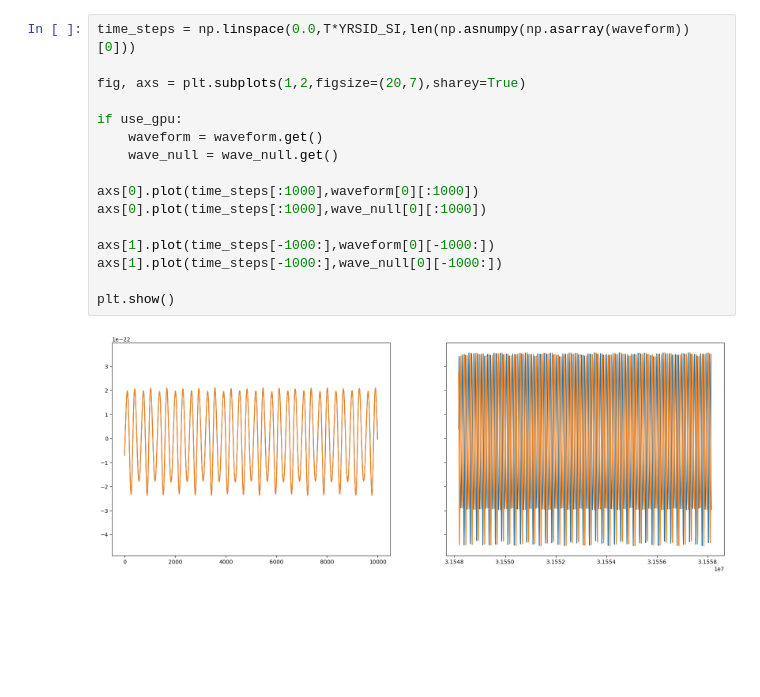
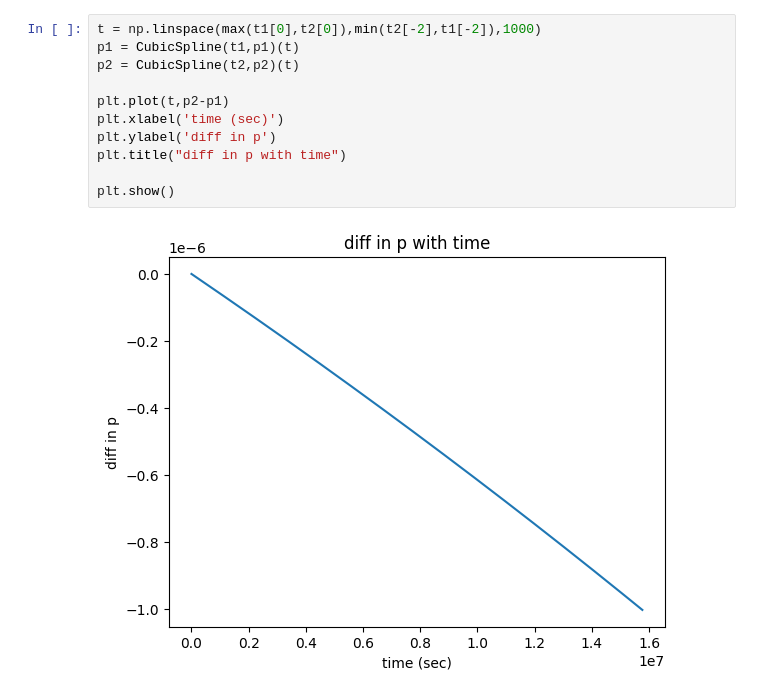
Before and after one commit to rishavrste/SuperKludge_r, a Jupyter notebook: Super_Kludge_Deviation_Example/SuperKludge_example_EMRI.ipynb, the cells around one changed output. Drawn from its saved outputs; the diff is of its cells as text; blank space fills up the shorter version.

```diff
--- a/Super_Kludge_Deviation_Example/SuperKludge_example_EMRI.ipynb
+++ b/Super_Kludge_Deviation_Example/SuperKludge_example_EMRI.ipynb
@@ -258,18 +219,13 @@ print('average time: ', (time.time()-start)/10)
 # %%
-time_steps = np.linspace(0.0,T*YRSID_SI,len(np.asnumpy(np.asarray(waveform))[0]))
+t = np.linspace(max(t1[0],t2[0]),min(t2[-2],t1[-2]),1000)
+p1 = CubicSpline(t1,p1)(t)
+p2 = CubicSpline(t2,p2)(t)
 
-fig, axs = plt.subplots(1,2,figsize=(20,7),sharey=True)
-
-if use_gpu:
-    waveform = waveform.get()
-    wave_null = wave_null.get()
-
-axs[0].plot(time_steps[:1000],waveform[0][:1000])
-axs[0].plot(time_steps[:1000],wave_null[0][:1000])
-
-axs[1].plot(time_steps[-1000:],waveform[0][-1000:])
-axs[1].plot(time_steps[-1000:],wave_null[0][-1000:])
+plt.plot(t,p2-p1)
+plt.xlabel('time (sec)')
+plt.ylabel('diff in p')
+plt.title("diff in p with time")
 
 plt.show()
 # %% [output]
-[figure, old version]
+[figure, new version]
```
Also changed, not shown: parts of 14 cells of this notebook, 3 other files.
